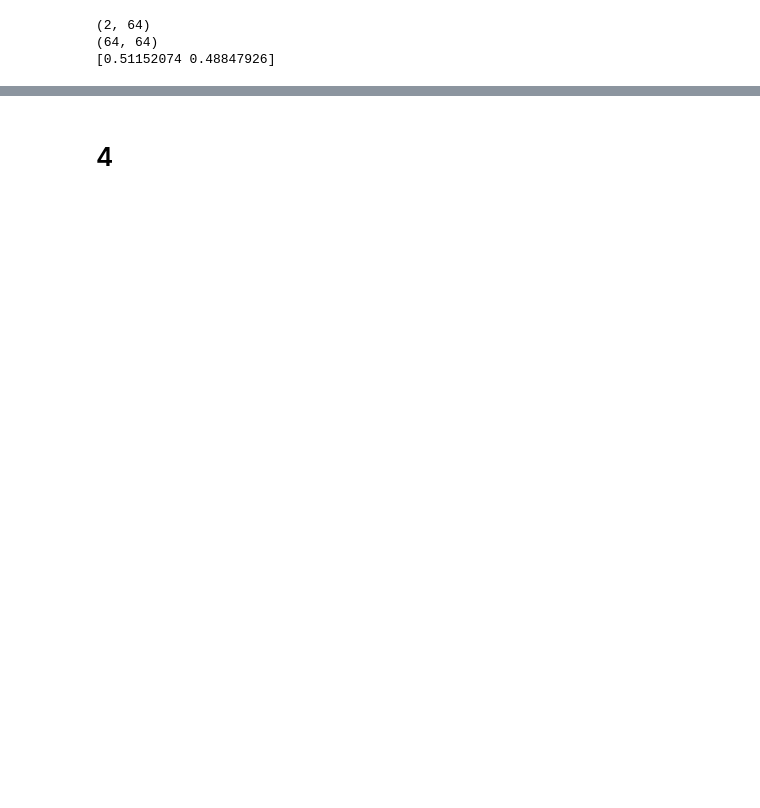
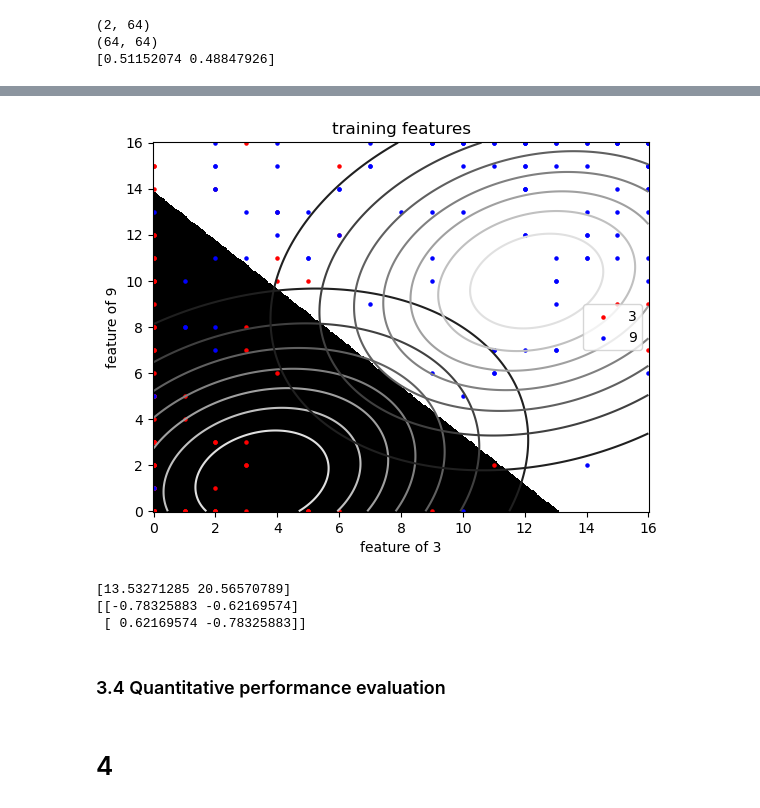
Before and after one commit to HenriSmidt/MLE, a Jupyter notebook: 1/1.ipynb, the cells around one changed output, grey strips where cells are left out. Saved outputs shown, nothing was run; the diff lists cells and outputs as text; code cells hidden in the pictures; blank space fills up the shorter version.

```diff
--- a/1/1.ipynb
+++ b/1/1.ipynb
@@ -215,6 +215,9 @@ def fit_lda(training_features, training_labels):
 
     return mu, covmat, p
 # %%
+y_train_new = np.where(y_train == 3, -1, 1) # Convert 3's to -1's and 9's to 1's
+y_test_new = np.where(y_test == 3, -1, 1) # Convert 3's to -1's and 9's to 1's
+
 # Apply fit function to feature data from task 2
 mu_2d, covmat_2d, p_2d = fit_lda(X_train_2d, y_train_new)
 print(mu_2d)
@@ -238,0 +253,16 @@ print(p_full)
+# %%
+import numpy as np
+
+def predict_lda(mu, covmat, p, test_features):
+
+    covmat_inv = np.linalg.inv(covmat)
+    beta = beta = np.dot(covmat_inv,(mu[1] - mu[0]).T)
+    b = -0.5 * np.dot((mu[1] + mu[0]),beta) + np.log(p[0] / p[1])
+
+    # calculate the discriminant function for each test instance
+    discriminant = np.dot(test_features, beta) + b
+
+    # assign the predicted label based on the maximum discriminant value
+    predicted_labels = np.sign(discriminant)
+
+    return predicted_labels
@@ -264,0 +289,48 @@ X_train(:,masked_variances)
+# %%
+#with the feature function from 1.2
+training_labels = y_train_new
+mu, covmat, p = fit_lda(X_train_2d, training_labels)
+
+predicted_train_labels = predict_lda(mu, covmat, p, X_train_2d)
+predicted_test_labels = predict_lda(mu, covmat, p, X_train_2d)
+
+beta = np.dot(np.linalg.inv(covmat), (mu[1] - mu[0]).T)
+b = -0.5 * (mu[1] + mu[0]).dot(beta) + np.log(p[0] / p[1])
+
+training_features = np.array(X_train_2d)
+x = np.linspace(min(training_features[:,0]), max(training_features[:,0]), 400)
+y = np.linspace(min(training_features[:,1]), max(training_features[:,1]), 400)
+
+def contour(x, y, mu):
+    return 1 / np.sqrt(2*np.pi*np.linalg.det(covmat)) * np.exp(-0.5 * (np.array([x - mu[0], y - mu[1]]).dot(np.linalg.inv(covmat)).dot(np.array([x - mu[0], y - mu[1]]))))
+
+z_contour_3 = np.array([np.zeros(len(x)) for i in range(len(y))])
+z_contour_9 = np.array([np.zeros(len(x)) for i in range(len(y))])
+
+for i in range(len(x)):
+    for j in range(len(y)):
+        z_contour_3[i][j] = contour(x[i], y[j], mu[0])
+        z_contour_9[i][j] = contour(x[i], y[j], mu[1])
+
+plt.contour(x, y, z_contour_3)
+plt.contour(x, y, z_contour_9)
+
+x, y = np.meshgrid(x, y)
+z = np.sign(x * beta[0] + y * beta[1] + b)
+plt.pcolormesh(x, y, z)
+plt.scatter(training_features[y_train == 3, 0], training_features[y_train == 3, 1], color = "red", label = "3", s = 5)
+plt.scatter(training_features[y_train == 9, 0], training_features[y_train == 9, 1], color = "blue", label = "9", s = 5)
+plt.title("training features")
+plt.xlabel("feature of 3")
+plt.ylabel("feature of 9")
+plt.legend()
+plt.show()
+
+eigenvalues, eigenvectors = np.linalg.eig(covmat)
+print(eigenvalues)
+print(eigenvectors)
+# %% [output]
+[figure, added]
+[13.53271285 20.56570789]
+[[-0.78325883 -0.62169574]
+ [ 0.62169574 -0.78325883]]
@@ -265,3 +350,5 @@ X_train(:,masked_variances)
+# %% [markdown]
+### 3.4 Quantitative performance evaluation
 # %% [markdown]
 # 4
 # %%
```
Also changed, not shown: parts of 11 cells of this notebook.
